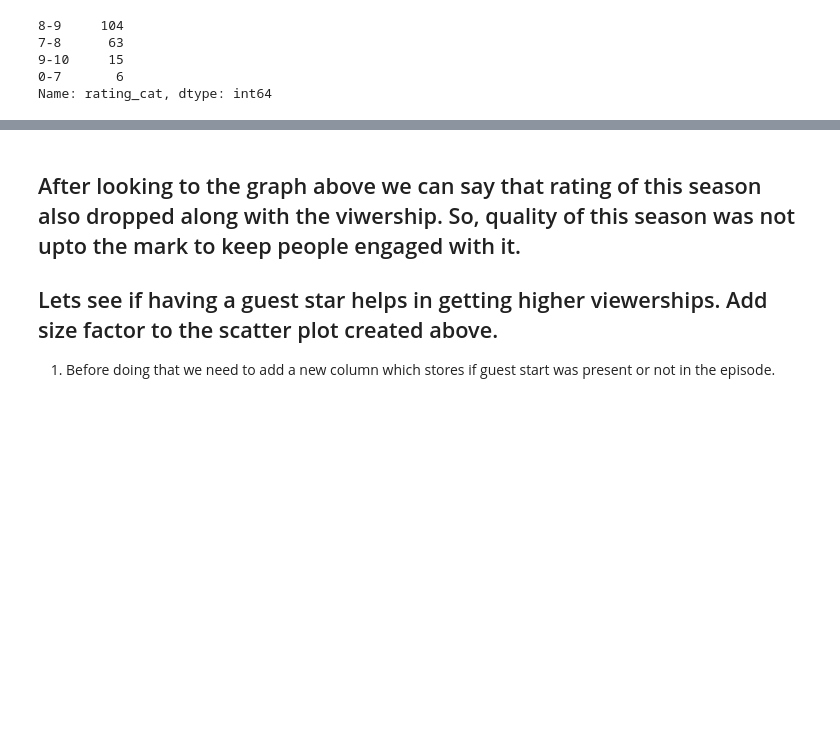
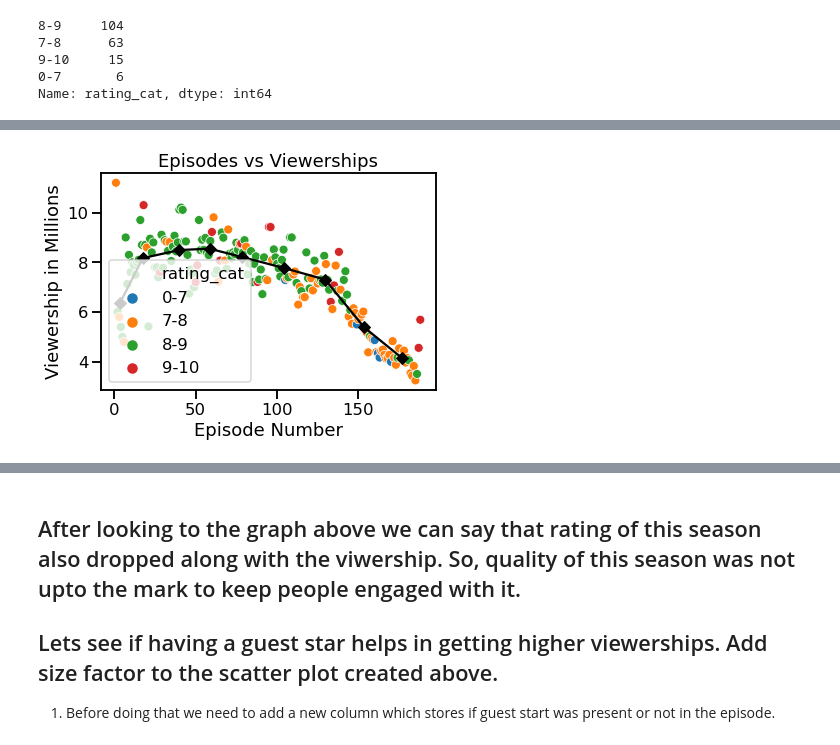
Before and after one commit to rajsandhu1989/data_EDA_visualization, a Jupyter notebook: the_office_drama/the_office_drama.ipynb, the cells around one changed output, grey strips where cells are left out. Saved outputs shown, nothing was run; the diff lists cells and outputs as text; code cells hidden in the pictures; blank space fills up the shorter version.

```diff
--- a/the_office_drama/the_office_drama.ipynb
+++ b/the_office_drama/the_office_drama.ipynb
@@ -143,0 +154,4 @@ plt.show()
+# %%
+season_avg=data['Viewership'].groupby(data['Season']).mean()
+season_mid=data['Episode_no'].groupby(data['Season']).median()
+print(season_mid)
@@ -143,0 +170,10 @@ plt.show()
+# %%
+sns.scatterplot(x='Episode_no', y='Viewership', hue='rating_cat', data=data, hue_order=['0-7','7-8','8-9','9-10'])
+plt.plot(season_mid, season_avg, marker='D', color='black')
+plt.xlabel('Episode Number')
+plt.ylabel('Viewership in Millions')
+plt.title('Episodes vs Viewerships')
+plt.savefig('epi_view_rating_season_avg.png')
+plt.show()
+# %% [output]
+[figure, added]
```
Also changed, not shown: parts of 19 cells of this notebook, 8 other files.
